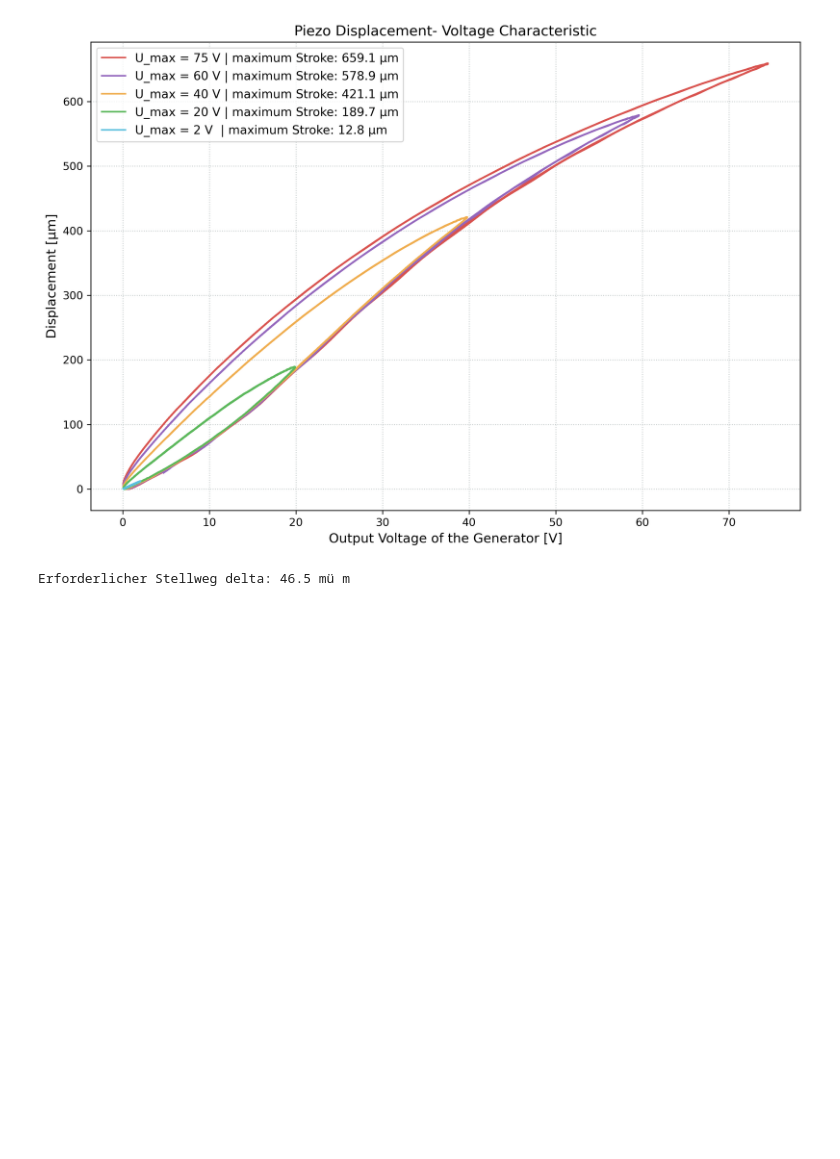
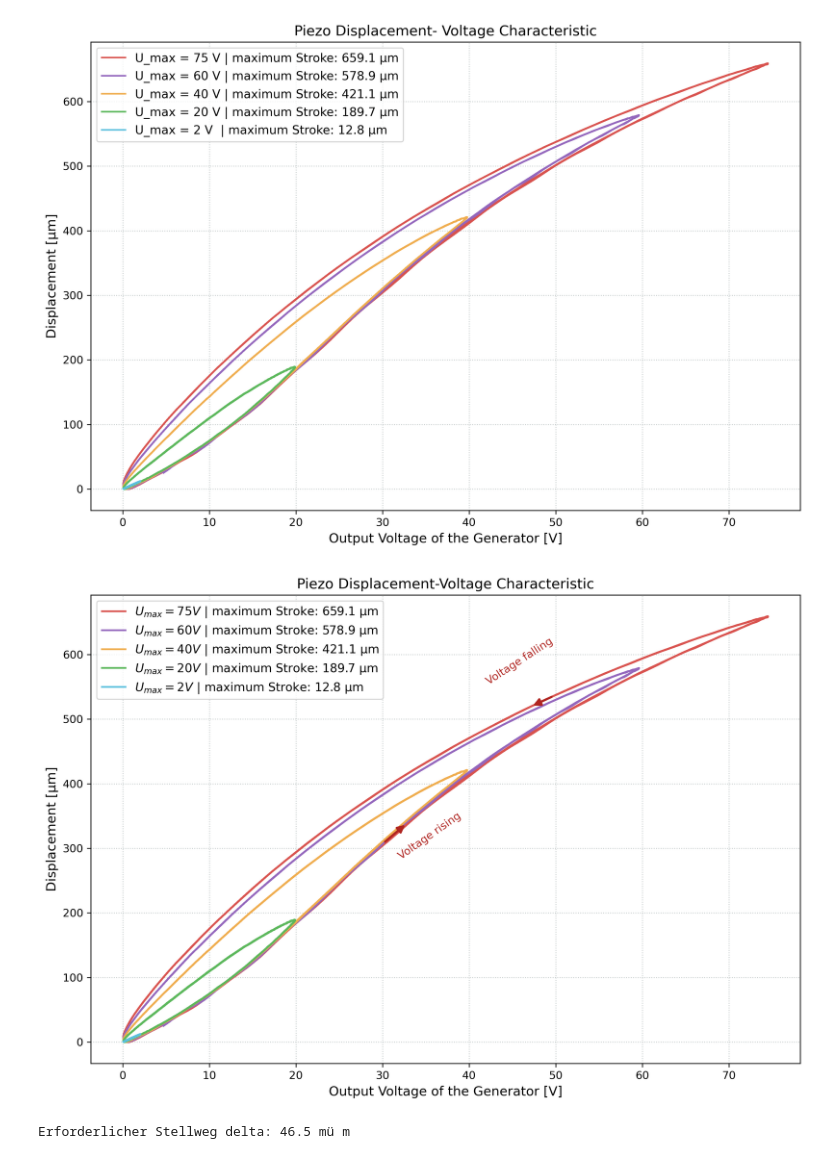
Before and after one commit to CodeTurtleT/lasercom-divergence-control, a Jupyter notebook: piezo_measure.ipynb, the cells around one changed output. Cells and saved outputs as stored; diff of their text form; code cells hidden in the pictures; blank space fills up the shorter version.

Commit message:
arrows added

```diff
--- a/piezo_measure.ipynb
+++ b/piezo_measure.ipynb
@@ -159,6 +159,91 @@ Measurement  Max Stroke [µm]
        20 V       189.706000
        2 V         12.781676
 [figure]
+# %%
+import numpy as np
+import pandas as pd
+import matplotlib.pyplot as plt
+
+base_path = "/Users/trinity/Desktop/bachelor.thesis/measurements/piezo/"
+
+measurements = [
+    {"name": "75 V", "weg": "3,75weg.txt", "spannung": "3,75spannung.txt", "color": "#D9534F"},
+    {"name": "60 V", "weg": "3weg.txt",    "spannung": "3spannung.txt",    "color": "#9467BD"},
+    {"name": "40 V", "weg": "2weg.txt",    "spannung": "2spannung.txt",    "color": "#F0AD4E"},
+    {"name": "20 V", "weg": "1weg.txt",    "spannung": "1spannung.txt",    "color": "#5CB85C"},
+    {"name": "2 V",  "weg": "0,1weg.txt",  "spannung": "0,1spannung.txt",  "color": "#5BC0DE"},
+]
+
+plt.figure(figsize=(10, 7))
+
+for m in measurements:
+    try:
+        df_w = pd.read_csv(base_path + m["weg"], sep="\t", skiprows=5, header=None, names=["Zeit", "Weg"])
+        df_s = pd.read_csv(base_path + m["spannung"], sep="\t", skiprows=5, header=None, names=["Zeit", "Spannung"])
+
+        df_w = df_w.apply(pd.to_numeric, errors="coerce")
+        df_s = df_s.apply(pd.to_numeric, errors="coerce")
+        df_m = pd.merge(df_w, df_s, on="Zeit").dropna()
+
+        # Skalierung (Verstärkung 10x)
+        spannung = df_m["Spannung"].values * 10.0
+        weg_raw = df_m["Weg"].values
+        weg = weg_raw - np.min(weg_raw)
+        weg_mum = weg * 1000.0
+        max_stroke = np.max(weg_mum)
+
+        # Plot der Kurve
+        line, = plt.plot(
+            spannung,
+            weg_mum,
+            color=m["color"],
+            linewidth=1.6,
+            label=f"$U_{{max}} = {m['name']}$ | maximum Stroke: {max_stroke:.1f} µm"
+        )
+
+        # Nur auf der 75-V-Kurve zwei klare Richtungspfeile platzieren
+        if m["name"] == "75 V":
+            du = np.gradient(spannung)
+            mask_up = du > 0.05
+            mask_down = du < -0.05
+
+            # Vorlauf-Pfeil (Spannung steigt, bei ca. 35 V)
+            idx_up = np.where(mask_up & (spannung > 30) & (spannung < 40))[0]
+            if len(idx_up) > 0:
+                i = idx_up[len(idx_up) // 2]
+                plt.annotate(
+                    "",
+                    xy=(spannung[i+3], weg_mum[i+3]),
+                    xytext=(spannung[i], weg_mum[i]),
+                    arrowprops=dict(arrowstyle="-|>", color="#B02521", lw=2, mutation_scale=14)
+                )
+                plt.text(spannung[i]+1.5, weg_mum[i]-25, "Voltage rising", color="#B02521", fontsize=10, rotation=35)
+
+            # Rücklauf-Pfeil (Spannung sinkt, bei ca. 45 V)
+            idx_down = np.where(mask_down & (spannung > 40) & (spannung < 50))[0]
+            if len(idx_down) > 0:
+                j = idx_down[len(idx_down) // 2]
+                plt.annotate(
+                    "",
+                    xy=(spannung[j+3], weg_mum[j+3]),
+                    xytext=(spannung[j], weg_mum[j]),
+                    arrowprops=dict(arrowstyle="-|>", color="#B02521", lw=2, mutation_scale=14)
+                )
+                plt.text(spannung[j]-8, weg_mum[j]+18, "Voltage falling", color="#B02521", fontsize=10, rotation=33)
+
+    except FileNotFoundError:
+        pass
+
+plt.title("Piezo Displacement-Voltage Characteristic")
+plt.xlabel("Output Voltage of the Generator [V]")
+plt.ylabel("Displacement [µm]")
+plt.legend(loc="upper left")
+plt.tight_layout()
+
+plt.savefig("/Users/trinity/Desktop/bachelor.thesis/ba_plots/prototype/piezo/piezo_characteristic_clean.pdf")
+plt.show()
+# %% [output]
+[figure, added]
 # %%
 # Gegebene Parameter
 lam = 1064e-9
```
